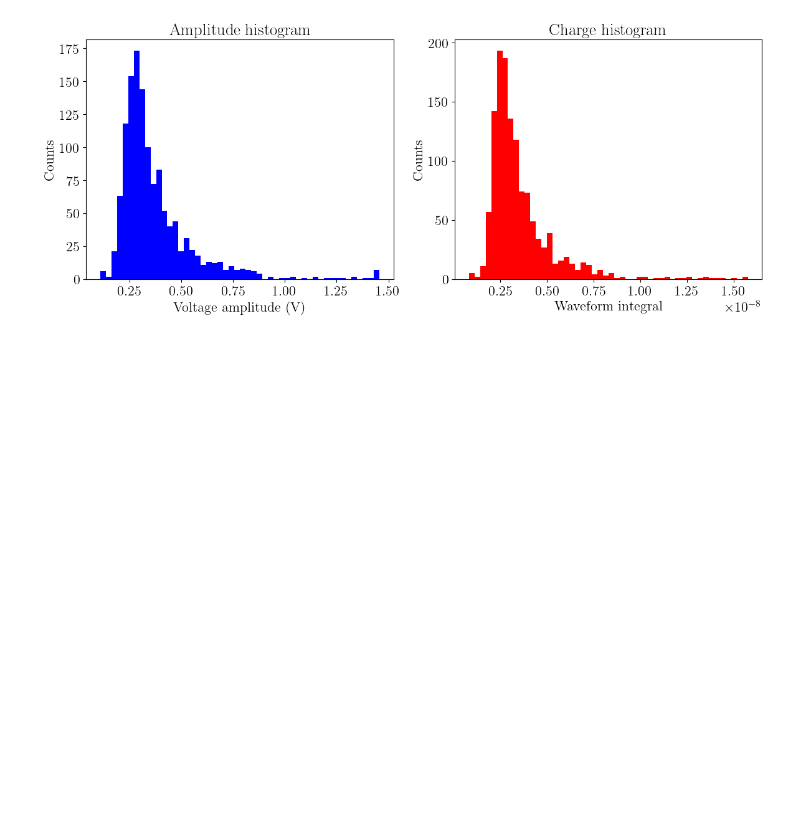
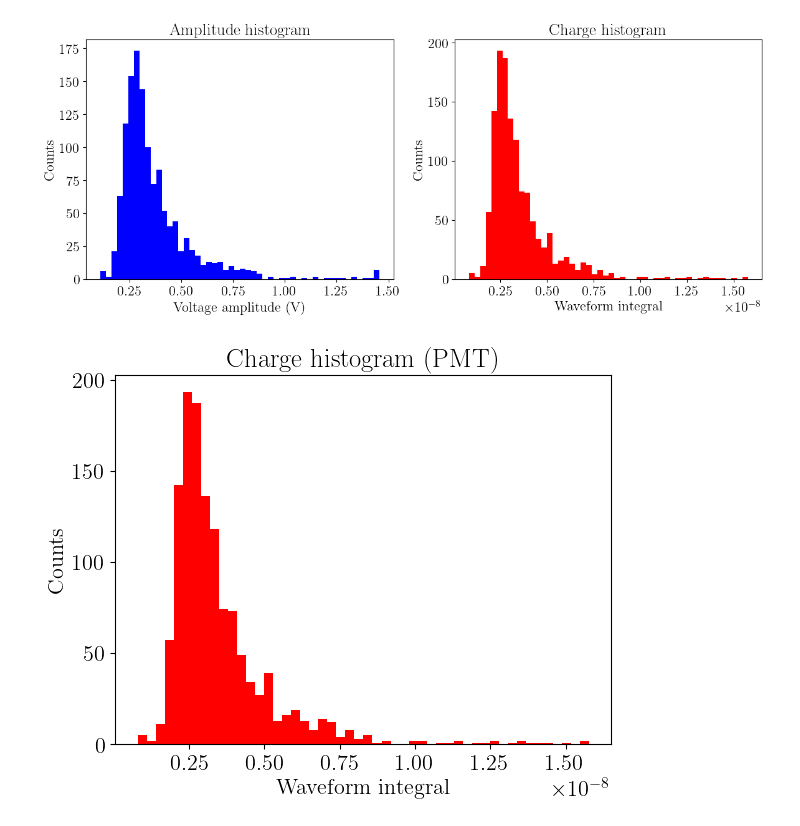
Before and after one commit to JoseCDS17/LabIV_UNIGE, a Jupyter notebook: Differents_PMs/PMT_WaveformDataAnalysis.ipynb, the cells around one changed output. Cells and saved outputs as stored; diff of their text form; code cells hidden in the pictures; blank space fills up the shorter version.

```diff
--- a/Differents_PMs/PMT_WaveformDataAnalysis.ipynb
+++ b/Differents_PMs/PMT_WaveformDataAnalysis.ipynb
@@ -104,3 +104,16 @@ ax2.set_title('Charge histogram')
 fig.savefig('../Images/PMT_histograms.pdf')
 # %% [output]
 [figure]
+# %%
+bins = 50
+#Figure
+fig, ax3 = plt.subplots()
+
+ax3.hist(integral,bins = bins, color='r')
+ax3.set_xlabel('Waveform integral')
+ax3.set_ylabel('Counts')
+ax3.set_title('Charge histogram (PMT)')
+
+fig.savefig('../Images/PMT_charge.pdf')
+# %% [output]
+[figure, added]
```
Also changed, not shown: 2 other files.
